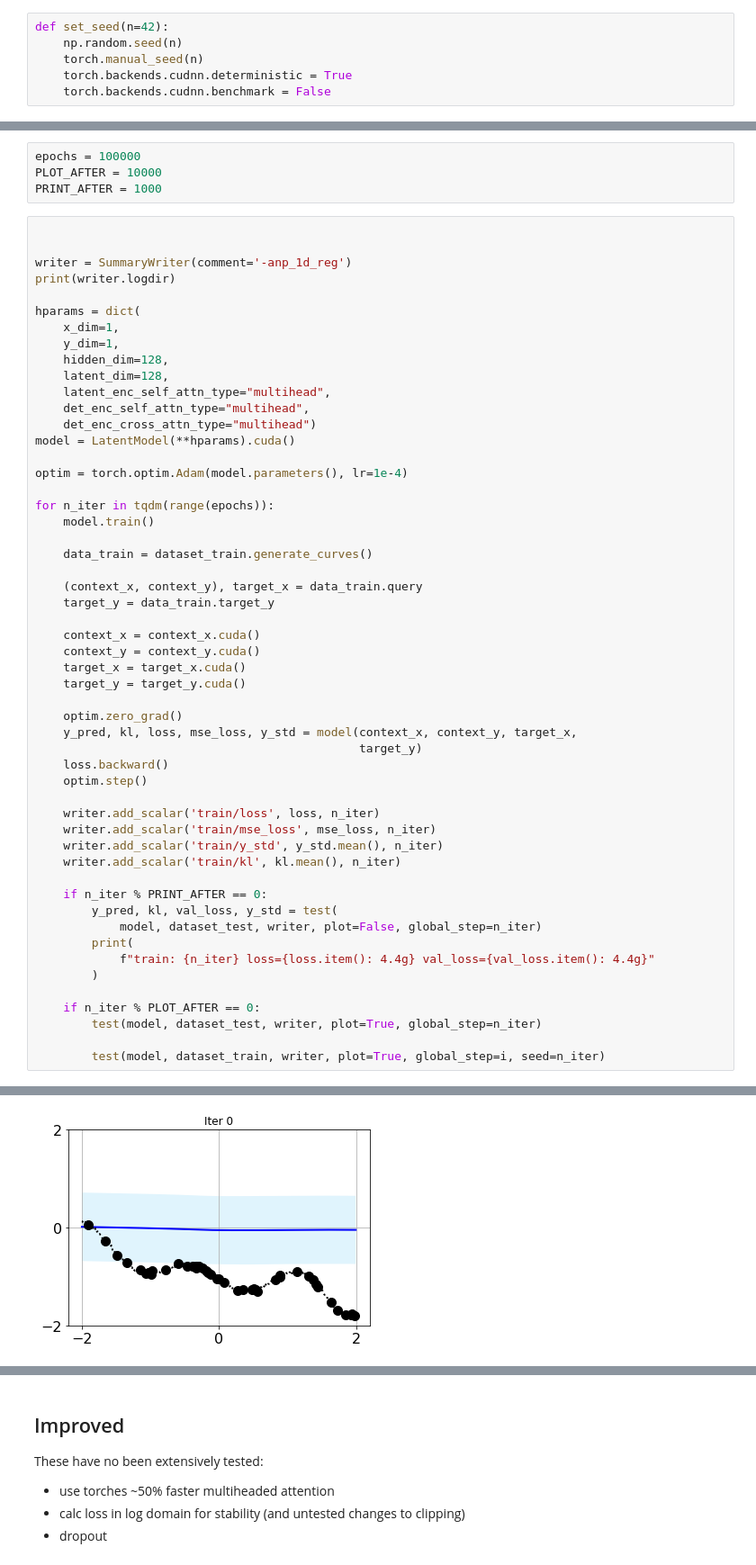
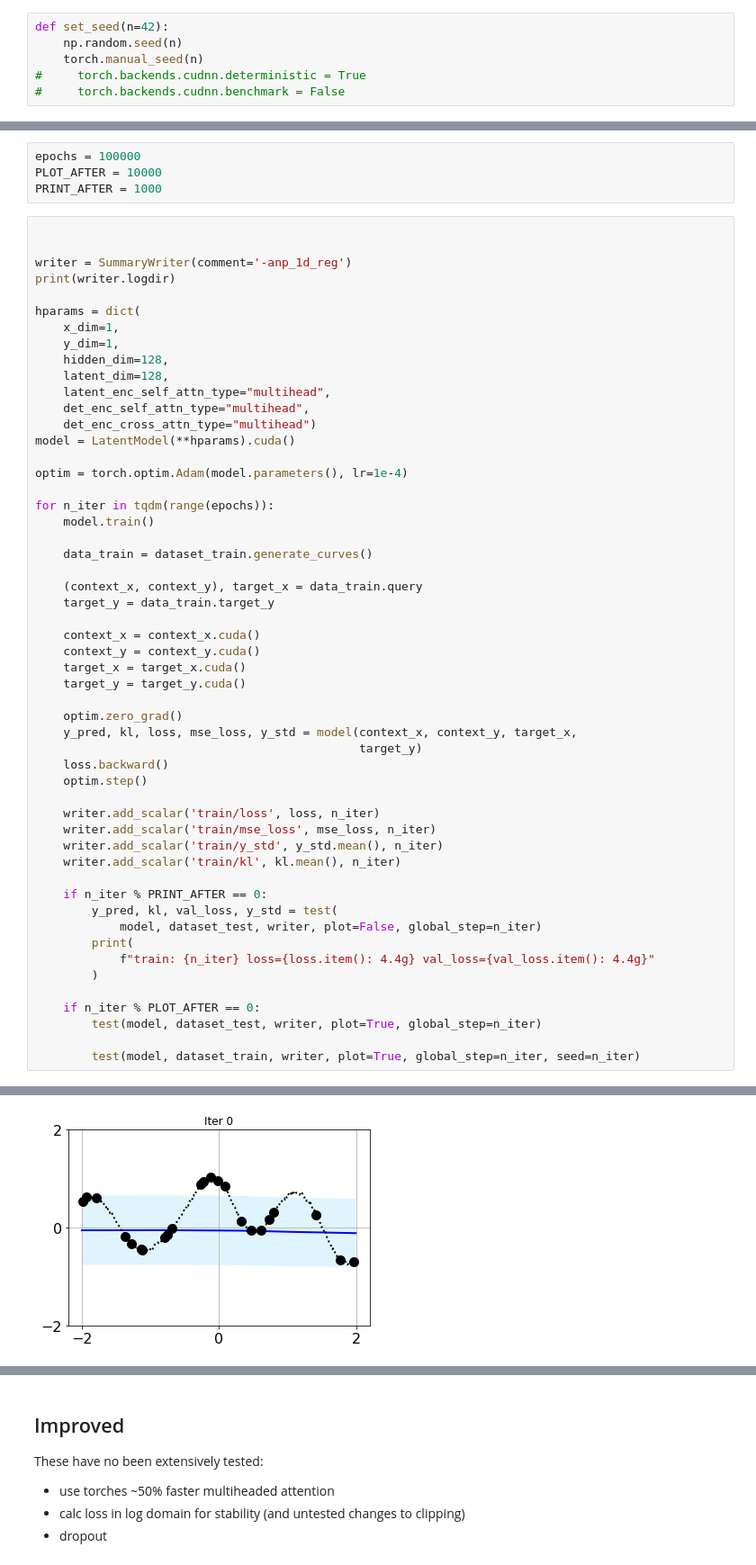
Before and after one commit to wassname/attentive-neural-processes, a Jupyter notebook: anp_1d_regression.ipynb, the cells around one changed output, grey strips where cells are left out. Shown at 90% size. Saved outputs shown, nothing was run; the diff lists cells and outputs as text.

```diff
--- a/anp_1d_regression.ipynb
+++ b/anp_1d_regression.ipynb
@@ -29,8 +27,8 @@ from src.models.model import LatentModel
 def set_seed(n=42):
     np.random.seed(n)
     torch.manual_seed(n)
-    torch.backends.cudnn.deterministic = True
-    torch.backends.cudnn.benchmark = False
+#     torch.backends.cudnn.deterministic = True
+#     torch.backends.cudnn.benchmark = False
 # %%
 def plot_functions(target_x, target_y, context_x, context_y, pred_y, std):
     """Plots the predicted mean and variance and the context points.
@@ -184,5 +182,5 @@ for n_iter in tqdm(range(epochs)):
     if n_iter % PLOT_AFTER == 0:
         test(model, dataset_test, writer, plot=True, global_step=n_iter)
 
-        test(model, dataset_train, writer, plot=True, global_step=i, seed=n_iter)
+        test(model, dataset_train, writer, plot=True, global_step=n_iter, seed=n_iter)
 # %% [output]
@@ -191 +189 @@ train: 0 loss= 1.022 val_loss= 1.164
-[figure, old version]
+[figure, new version]
```
Also changed, not shown: parts of 10 cells of this notebook.
